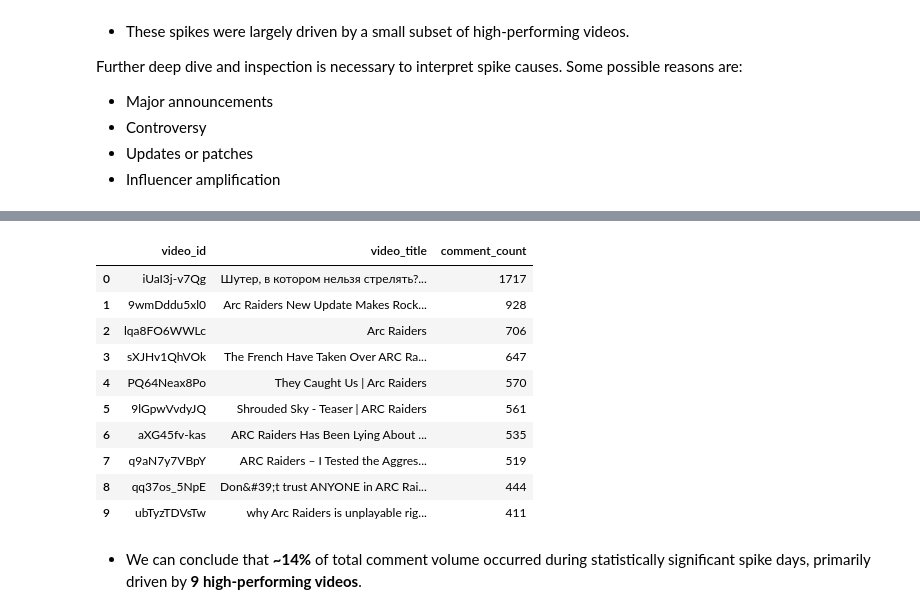
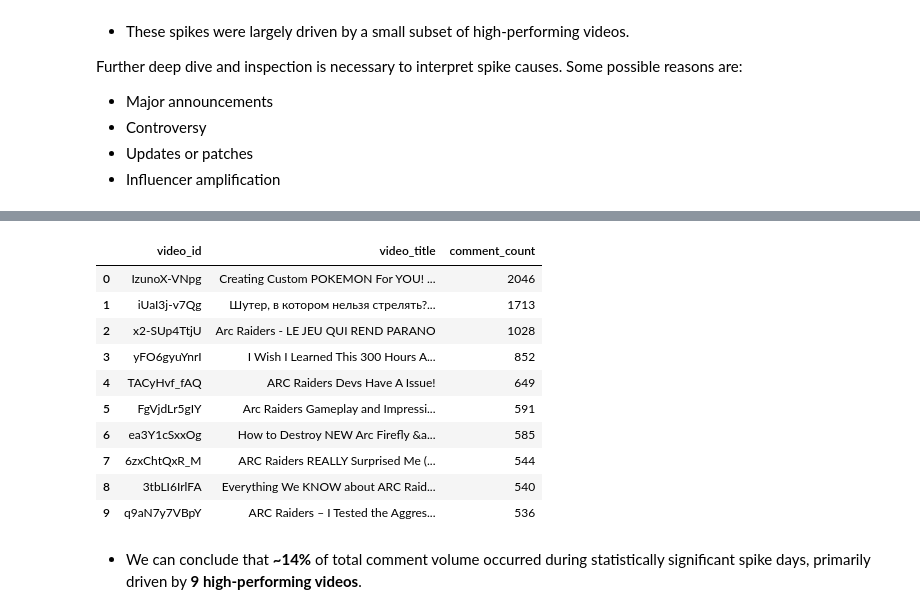
Before and after one commit to sibi-seeni/CAP5771_si.seenivasan, a Jupyter notebook: EDA.ipynb, the cells around one changed output, grey strips where cells are left out. Cells and saved outputs as stored; diff of their text form; code cells hidden in the pictures.

```diff
--- a/EDA.ipynb
+++ b/EDA.ipynb
@@ -208,7 +210,7 @@ df["has_hashtag"] = df["text"].str.contains(r"#\w+", regex=True, na=False)
 
 df["exclamation_count"] = df["text"].str.count("!")
 df["question_count"] = df["text"].str.count(r"\?")
-df["emoji_count"] = df["text"].str.count(r"[\U0001F300-\U0001F9FF]")
+df["emoji_count"] = df["text"].apply(lambda x: len([c for c in str(x) if '\U0001F300' <= c <= '\U0001F9FF']))
 df["newline_count"] = df["text"].str.count("\n")
 
 df["uppercase_ratio"] = df["text"].apply(
@@ -550,17 +552,25 @@ daily_counts = df.groupby(df['comment_date'].dt.date).size()
 daily_counts = daily_counts.rename('comment_count').reset_index()
 daily_counts['date'] = pd.to_datetime(daily_counts['comment_date'])
 
-# Rolling baseline (7-day window)
-daily_counts['rolling_mean'] = daily_counts['comment_count'].rolling(7, center=True).mean()
-daily_counts['rolling_std'] = daily_counts['comment_count'].rolling(7, center=True).std()
+# --- Spike detection using rolling z-score ---
+launch_date = pd.Timestamp('2025-10-30')
 
-# Spike threshold (mean + 2 std)
-daily_counts['spike_threshold'] = daily_counts['rolling_mean'] + 1.5 * daily_counts['rolling_std']
+daily_comments.index = pd.to_datetime(daily_comments.index)
 
-# Flag spikes
-daily_counts['is_spike'] = daily_counts['comment_count'] > daily_counts['spike_threshold']
+rolling_mean = daily_comments.rolling(30, min_periods=7).mean()
+rolling_std = daily_comments.rolling(30, min_periods=7).std()
 
-spike_dates = daily_counts[daily_counts['is_spike']]['date']
+z_scores = (daily_comments - rolling_mean) / rolling_std
+
+before_launch = daily_comments.index < launch_date
+after_launch = daily_comments.index >= launch_date
+
+is_spike = (
+    (before_launch & (z_scores > 3)) |
+    (after_launch & (z_scores > 2.5)))
+
+spike_dates = daily_comments[is_spike].index
+spike_values = daily_comments[is_spike].values
 
 print("Detected Spike Dates:")
 print(spike_dates)
@@ -637,30 +649,34 @@ plt.show()
 # %%
 # Filter comments on spike days
-spike_comments = df[df['comment_date'].dt.date.isin(spike_dates.dt.date)]
+df['comment_date'] = pd.to_datetime(df['comment_date'])
+
+spike_comments = df[
+    df['comment_date'].dt.normalize().isin(spike_dates)
+]
 
 # Count comments per video on spike days
 spike_video_counts = (
     spike_comments
     .groupby(['video_id', 'video_title'])
     .size()
     .sort_values(ascending=False)
     .reset_index(name='comment_count')
 )
 
 top_spike_videos = spike_video_counts.head(10)
 top_spike_videos
 # %% [output]
 |  | video_id | video_title | comment_count |
-| 0 | iUaI3j-v7Qg | Шутер, в котором нельзя стрелять?... | 1717 |
-| 1 | 9wmDddu5xl0 | Arc Raiders New Update Makes Rock... | 928 |
-| 2 | lqa8FO6WWLc | Arc Raiders | 706 |
-| 3 | sXJHv1QhVOk | The French Have Taken Over ARC Ra... | 647 |
-| 4 | PQ64Neax8Po | They Caught Us | Arc Raiders | 570 |
-| 5 | 9lGpwVvdyJQ | Shrouded Sky - Teaser | ARC Raiders | 561 |
-| 6 | aXG45fv-kas | ARC Raiders Has Been Lying About ... | 535 |
-| 7 | q9aN7y7VBpY | ARC Raiders – I Tested the Aggres... | 519 |
-| 8 | qq37os_5NpE | Don&#39;t trust ANYONE in ARC Rai... | 444 |
-| 9 | ubTyzTDVsTw | why Arc Raiders is unplayable rig... | 411 |
+| 0 | IzunoX-VNpg | Creating Custom POKEMON For YOU! ... | 2046 |
+| 1 | iUaI3j-v7Qg | Шутер, в котором нельзя стрелять?... | 1713 |
+| 2 | x2-SUp4TtjU | Arc Raiders - LE JEU QUI REND PARANO | 1028 |
+| 3 | yFO6gyuYnrI | I Wish I Learned This 300 Hours A... | 852 |
+| 4 | TACyHvf_fAQ | ARC Raiders Devs Have A Issue! | 649 |
+| 5 | FgVjdLr5gIY | Arc Raiders Gameplay and Impressi... | 591 |
+| 6 | ea3Y1cSxxOg | How to Destroy NEW Arc Firefly &a... | 585 |
+| 7 | 6zxChtQxR_M | ARC Raiders REALLY Surprised Me (... | 544 |
+| 8 | 3tbLI6IrlFA | Everything We KNOW about ARC Raid... | 540 |
+| 9 | q9aN7y7VBpY | ARC Raiders – I Tested the Aggres... | 536 |
 # %% [markdown]
 - We can conclude that **~14%** of total comment volume occurred during statistically significant spike days, primarily driven by **9 high-performing videos**.
 # %% [markdown]
```
Also changed, not shown: parts of 23 cells of this notebook, 5 other files.
